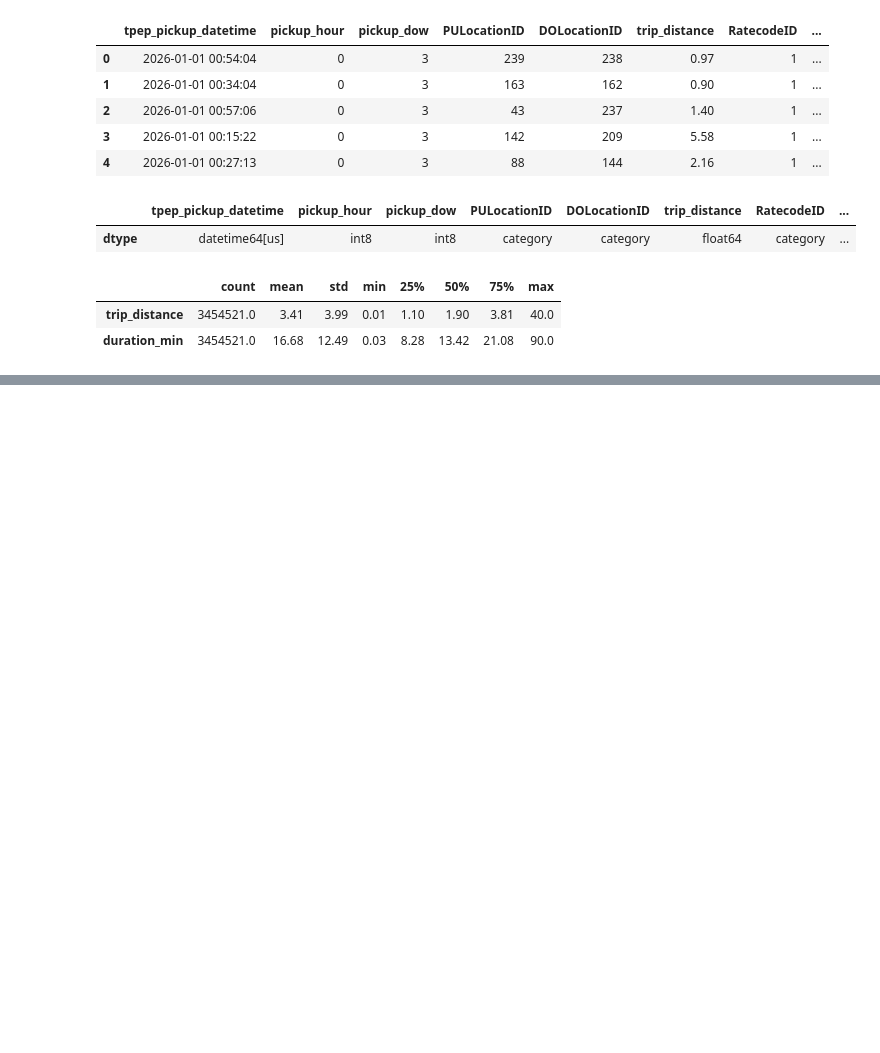
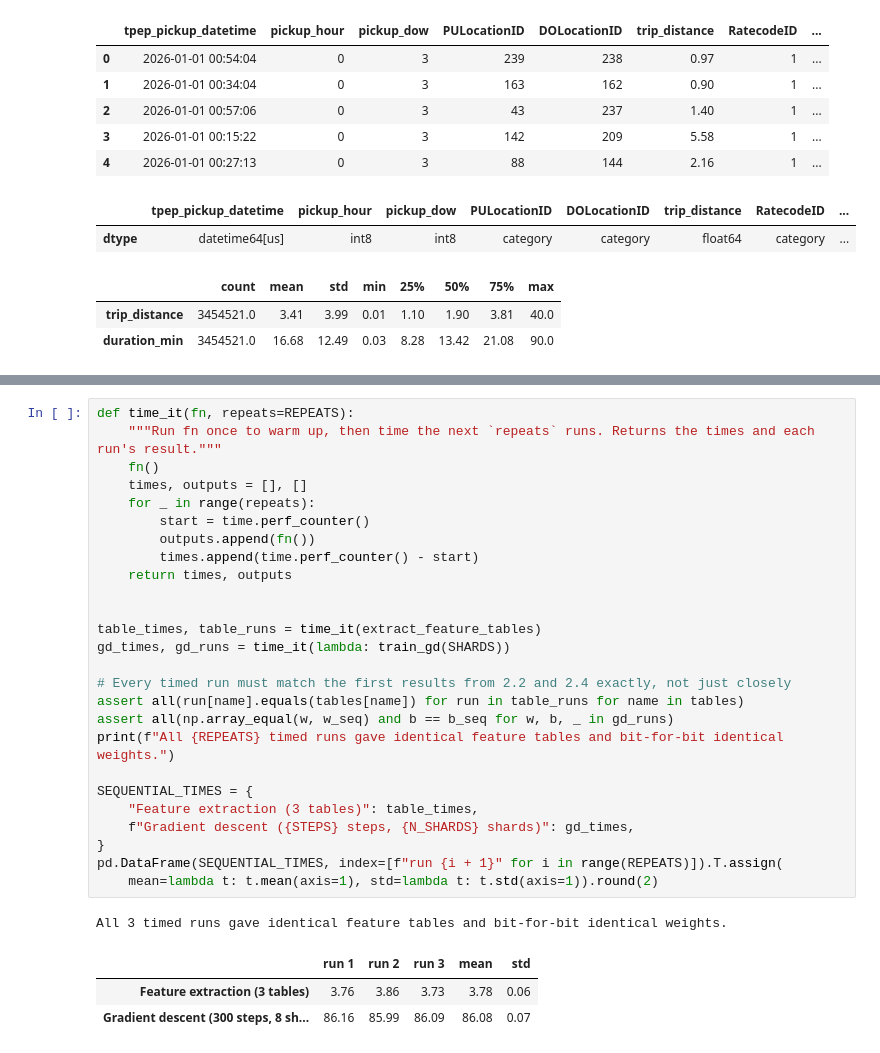
Before and after one commit to wmcclean06/G12-Poster, a Jupyter notebook: Trip_Duration.ipynb, the cells around one changed output, grey strips where cells are left out. Cells and saved outputs as stored; diff of their text form; blank space fills up the shorter version.

```diff
--- a/Trip_Duration.ipynb
+++ b/Trip_Duration.ipynb
@@ -438,0 +758,31 @@ Section 1 run time: 16.9s on 14 cores
+# %%
+def time_it(fn, repeats=REPEATS):
+    """Run fn once to warm up, then time the next `repeats` runs. Returns the times and each run's result."""
+    fn()
+    times, outputs = [], []
+    for _ in range(repeats):
+        start = time.perf_counter()
+        outputs.append(fn())
+        times.append(time.perf_counter() - start)
+    return times, outputs
+
+
+table_times, table_runs = time_it(extract_feature_tables)
+gd_times, gd_runs = time_it(lambda: train_gd(SHARDS))
+
+# Every timed run must match the first results from 2.2 and 2.4 exactly, not just closely
+assert all(run[name].equals(tables[name]) for run in table_runs for name in tables)
+assert all(np.array_equal(w, w_seq) and b == b_seq for w, b, _ in gd_runs)
+print(f"All {REPEATS} timed runs gave identical feature tables and bit-for-bit identical weights.")
+
+SEQUENTIAL_TIMES = {
+    "Feature extraction (3 tables)": table_times,
+    f"Gradient descent ({STEPS} steps, {N_SHARDS} shards)": gd_times,
+}
+pd.DataFrame(SEQUENTIAL_TIMES, index=[f"run {i + 1}" for i in range(REPEATS)]).T.assign(
+    mean=lambda t: t.mean(axis=1), std=lambda t: t.std(axis=1)).round(2)
+# %% [output]
+All 3 timed runs gave identical feature tables and bit-for-bit identical weights.
+|  | run 1 | run 2 | run 3 | mean | std |
+| Feature extraction (3 tables) | 3.76 | 3.86 | 3.73 | 3.78 | 0.06 |
+| Gradient descent (300 steps, 8 sh... | 86.16 | 85.99 | 86.09 | 86.08 | 0.07 |
```
Also changed, not shown: parts of 25 cells of this notebook, 5 other files.
